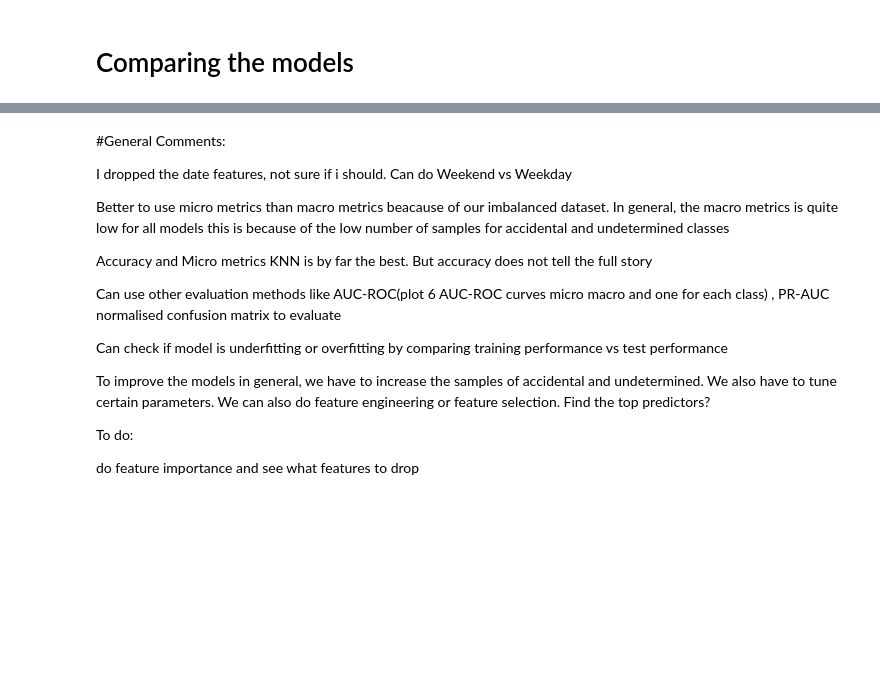
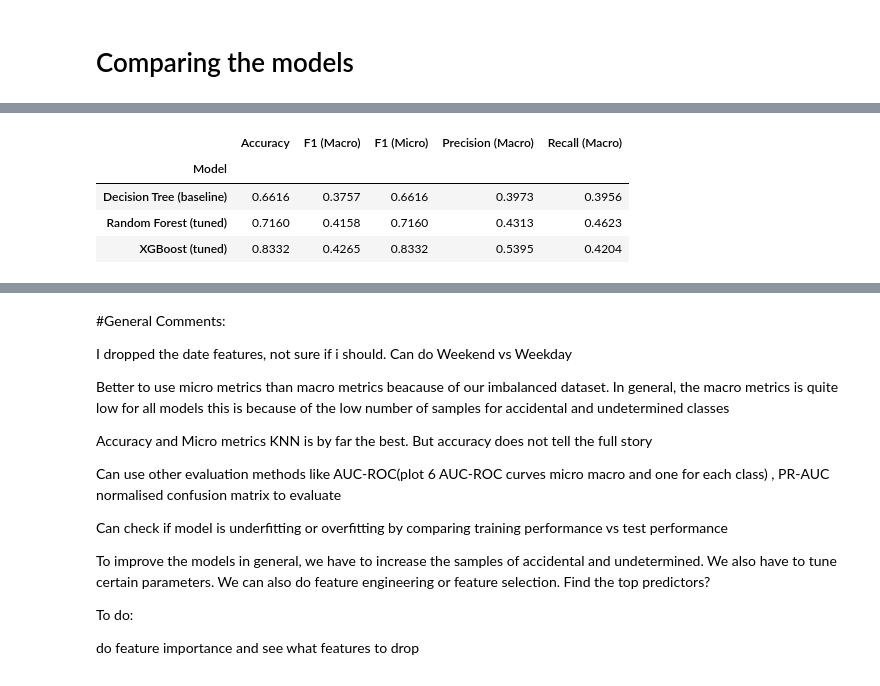
Before and after one commit to beckhamtoh/CS3244-Gun-Violence, a Jupyter notebook: notebooks/Classifying_reasons_for_gun_incidents(baseline_models).ipynb, the cells around one changed output, grey strips where cells are left out. Cells and saved outputs as stored; diff of their text form; code cells hidden in the pictures; blank space fills up the shorter version.

```diff
--- a/notebooks/Classifying_reasons_for_gun_incidents(baseline_models).ipynb
+++ b/notebooks/Classifying_reasons_for_gun_incidents(baseline_models).ipynb
@@ -1604,3 +1604,89 @@ Recall (Macro): 0.4204
 weighted avg       0.82      0.83      0.82     20160
 # %% [markdown]
 # Comparing the models
+# %%
+# --- Decision Tree Model ---
+dt_model = Pipeline([
+    ("preprocessor", preprocessor),
+    ("classifier", DecisionTreeClassifier(
+        criterion="entropy",     # or "gini"
+        max_depth=None,          # you can limit depth to prevent overfitting
+        class_weight="balanced", # handles imbalanced classes like 'Accidental' & 'Undetermined'
+        random_state=42
+    ))
+])
+
+# --- Train the model ---
+dt_model.fit(x_train, y_train)
+
+# --- XGBoost Model ---
+'''best_xgb = Pipeline([
+    ("preprocessor", preprocessor),
+    ("classifier", XGBClassifier(
+        objective="multi:softprob",   # multiclass probability output
+        eval_metric="mlogloss",       # avoids warning; metric for training
+        n_estimators=200,             # number of trees (can tune)
+        learning_rate=0.2,            # step size shrinkage
+        max_depth=6,                  # tree depth (controls complexity)
+        subsample=0.8,                # row subsampling
+        colsample_bytree=0.8,         # feature subsampling
+        random_state=42,
+        tree_method="hist",           # fast on CPU
+        n_jobs=-1                     # use all cores
+    ))
+])'''
+best_xgb = Pipeline([
+    ("preprocessor", preprocessor),
+    ("classifier", XGBClassifier(
+        objective="multi:softprob",
+        eval_metric="mlogloss",
+        tree_method="hist",   # fast on CPU
+        n_jobs=-1,
+        random_state=42,
+        n_estimators=200,             # number of trees (can tune)
+        learning_rate=0.2,            # step size shrinkage
+        max_depth=6
+    )),
+])
+
+# --- Train the model ---
+best_xgb.fit(x_train, y_train)
+
+# --- Random Forest Model ---
+best_rf = Pipeline([
+    ("preprocessor", preprocessor),
+    ("classifier", RandomForestClassifier(
+        n_estimators=800,        # number of trees
+        max_depth=10,          # allow trees to grow fully
+        class_weight="balanced", # handle class imbalance
+        random_state=42,
+        n_jobs=-1                # use all CPU cores
+    ))
+])
+
+# --- Train the model ---
+best_rf.fit(x_train, y_train)
+
+
+
+# -------------------------------------------------
+# Evaluate the three models
+# (assumes dt_model, best_rf, best_xgb are already fitted)
+# -------------------------------------------------
+
+
+
+results = []
+results.append(evaluate_model(dt_model,  x_train, y_train, x_test, y_test, "Decision Tree (baseline)"))
+results.append(evaluate_model(best_rf,  x_train, y_train, x_test, y_test, "Random Forest (tuned)"))
+results.append(evaluate_model(best_xgb, x_train, y_train, x_test, y_test, "XGBoost (tuned)"))
+
+# -------------------------------------------------
+# Make and display comparison table
+# -------------------------------------------------
+df_results = pd.DataFrame(results)
+df_results.set_index("Model", inplace=True)
+
+print("=== Comparison of Tree-Based Models ===")
+display(df_results.round(4))
+# %% [output]
@@ -1606,0 +1694,5 @@ weighted avg       0.82      0.83      0.82     20160
+|  | Accuracy | F1 (Macro) | F1 (Micro) | Precision (Macro) | Recall (Macro) |
+| Model |  |  |  |  |  |
+| Decision Tree (baseline) | 0.6616 | 0.3757 | 0.6616 | 0.3973 | 0.3956 |
+| Random Forest (tuned) | 0.7160 | 0.4158 | 0.7160 | 0.4313 | 0.4623 |
+| XGBoost (tuned) | 0.8332 | 0.4265 | 0.8332 | 0.5395 | 0.4204 |
```
Also changed, not shown: parts of 12 cells of this notebook.
